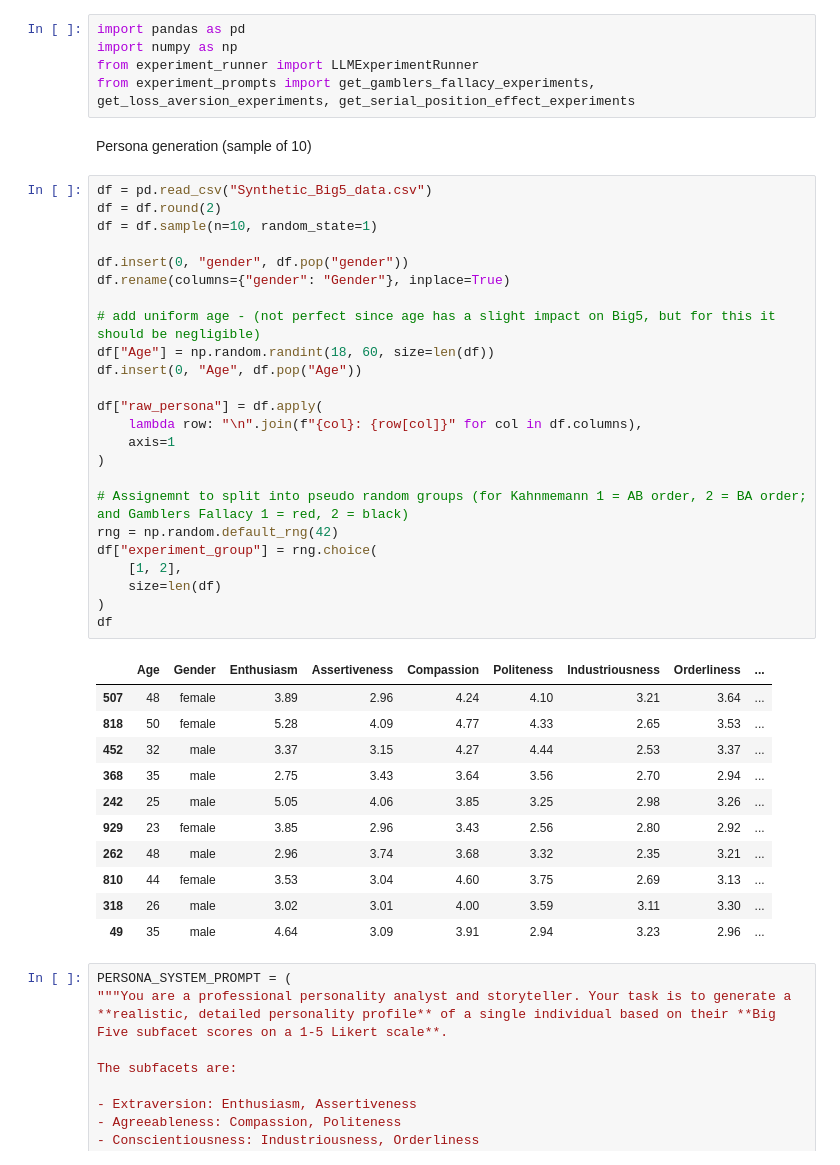
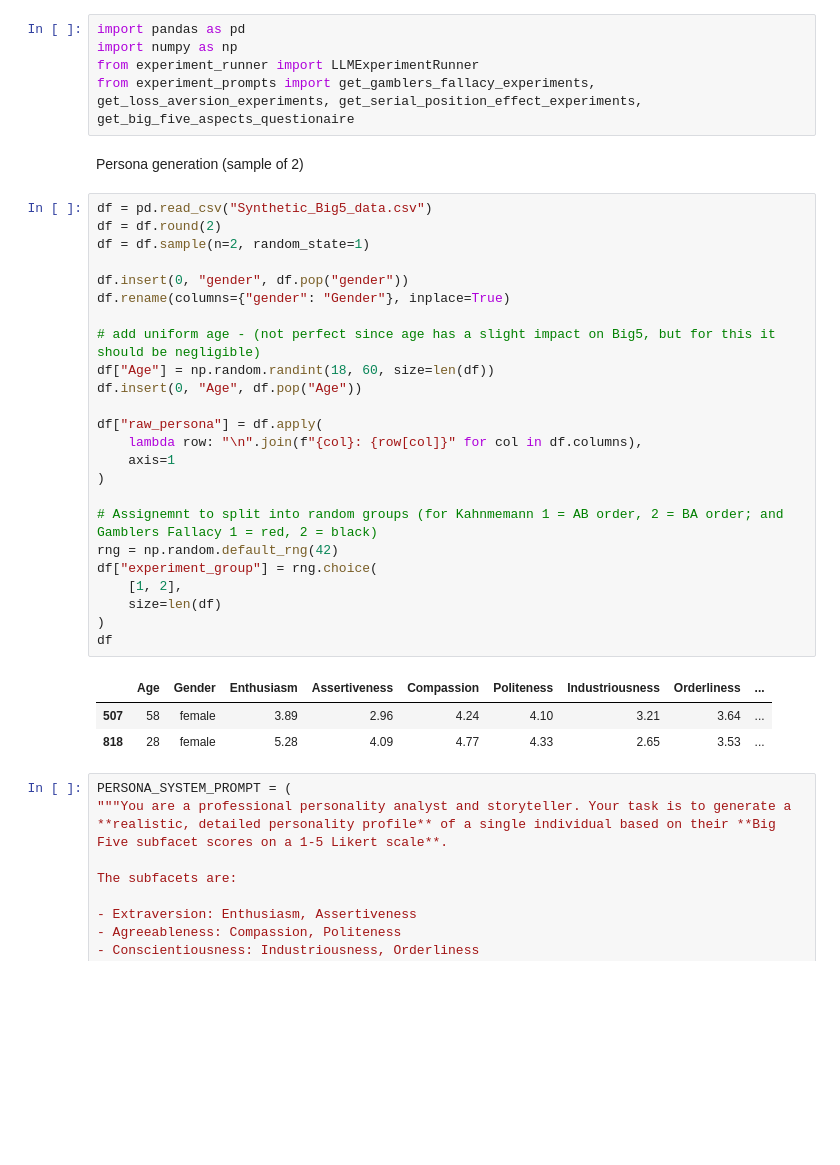
Before and after one commit to DanielSchipfer/The-Parrot-in-the-Machine-Simulating-Human-Behavior-with-Large-Language-Models, a Jupyter notebook: code/LLM_Experiments.ipynb, the cells around one changed output. Drawn from its saved outputs; the diff is of its cells as text; blank space fills up the shorter version.

Commit message:
finished experiment prompts; changed checkpoints (needs testing)

```diff
--- a/code/LLM_Experiments.ipynb
+++ b/code/LLM_Experiments.ipynb
@@ -2,45 +2,37 @@
 import pandas as pd
 import numpy as np
 from experiment_runner import LLMExperimentRunner
-from experiment_prompts import get_gamblers_fallacy_experiments, get_loss_aversion_experiments, get_serial_position_effect_experiments
+from experiment_prompts import get_gamblers_fallacy_experiments, get_loss_aversion_experiments, get_serial_position_effect_experiments, get_big_five_aspects_questionaire
 # %% [markdown]
-Persona generation (sample of 10)
+Persona generation (sample of 2)
 # %%
 df = pd.read_csv("Synthetic_Big5_data.csv")
 df = df.round(2)
-df = df.sample(n=10, random_state=1)
+df = df.sample(n=2, random_state=1)
 
 df.insert(0, "gender", df.pop("gender"))
 df.rename(columns={"gender": "Gender"}, inplace=True)
 
 # add uniform age - (not perfect since age has a slight impact on Big5, but for this it should be negligible)
 df["Age"] = np.random.randint(18, 60, size=len(df))
 df.insert(0, "Age", df.pop("Age"))
 
 df["raw_persona"] = df.apply(
     lambda row: "\n".join(f"{col}: {row[col]}" for col in df.columns),
     axis=1
 )
 
-# Assignemnt to split into pseudo random groups (for Kahnmemann 1 = AB order, 2 = BA order; and Gamblers Fallacy 1 = red, 2 = black)
+# Assignemnt to split into random groups (for Kahnmemann 1 = AB order, 2 = BA order; and Gamblers Fallacy 1 = red, 2 = black)
 rng = np.random.default_rng(42)
 df["experiment_group"] = rng.choice(
     [1, 2],
     size=len(df)
 )
 df
 # %% [output]
 |  | Age | Gender | Enthusiasm | Assertiveness | Compassion | Politeness | Industriousness | Orderliness | ... |
-| 507 | 48 | female | 3.89 | 2.96 | 4.24 | 4.10 | 3.21 | 3.64 | ... |
-| 818 | 50 | female | 5.28 | 4.09 | 4.77 | 4.33 | 2.65 | 3.53 | ... |
-| 452 | 32 | male | 3.37 | 3.15 | 4.27 | 4.44 | 2.53 | 3.37 | ... |
-| 368 | 35 | male | 2.75 | 3.43 | 3.64 | 3.56 | 2.70 | 2.94 | ... |
-| 242 | 25 | male | 5.05 | 4.06 | 3.85 | 3.25 | 2.98 | 3.26 | ... |
-| 929 | 23 | female | 3.85 | 2.96 | 3.43 | 2.56 | 2.80 | 2.92 | ... |
-| 262 | 48 | male | 2.96 | 3.74 | 3.68 | 3.32 | 2.35 | 3.21 | ... |
-| 810 | 44 | female | 3.53 | 3.04 | 4.60 | 3.75 | 2.69 | 3.13 | ... |
-| 318 | 26 | male | 3.02 | 3.01 | 4.00 | 3.59 | 3.11 | 3.30 | ... |
-| 49 | 35 | male | 4.64 | 3.09 | 3.91 | 2.94 | 3.23 | 2.96 | ... |
+| 507 | 58 | female | 3.89 | 2.96 | 4.24 | 4.10 | 3.21 | 3.64 | ... |
+| 818 | 28 | female | 5.28 | 4.09 | 4.77 | 4.33 | 2.65 | 3.53 | ... |
 # %%
 PERSONA_SYSTEM_PROMPT = (
 """You are a professional personality analyst and storyteller. Your task is to generate a **realistic, detailed personality profile** of a single individual based on their **Big Five subfacet scores on a 1-5 Likert scale**.
```
Also changed, not shown: parts of 3 cells of this notebook, 3 other files.
